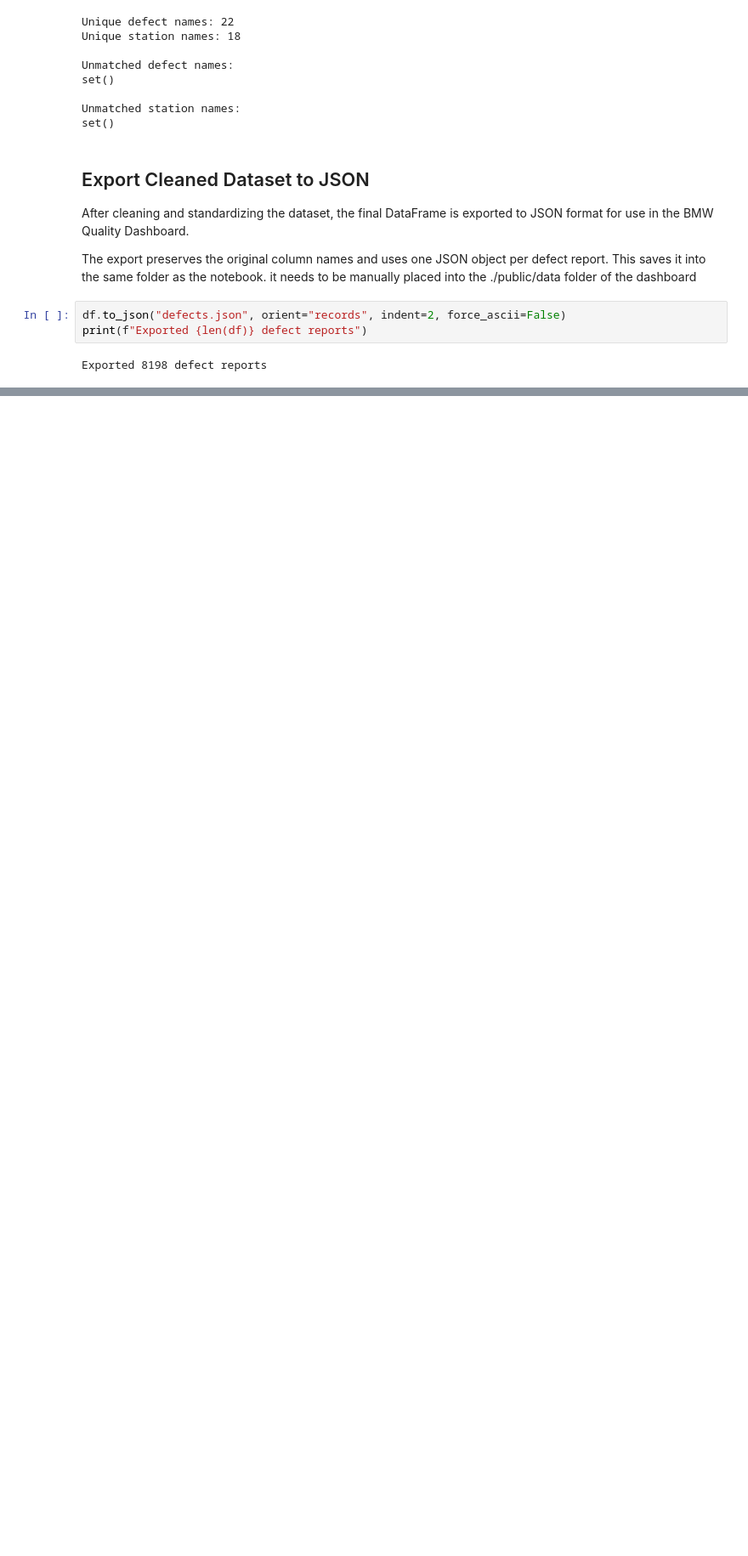
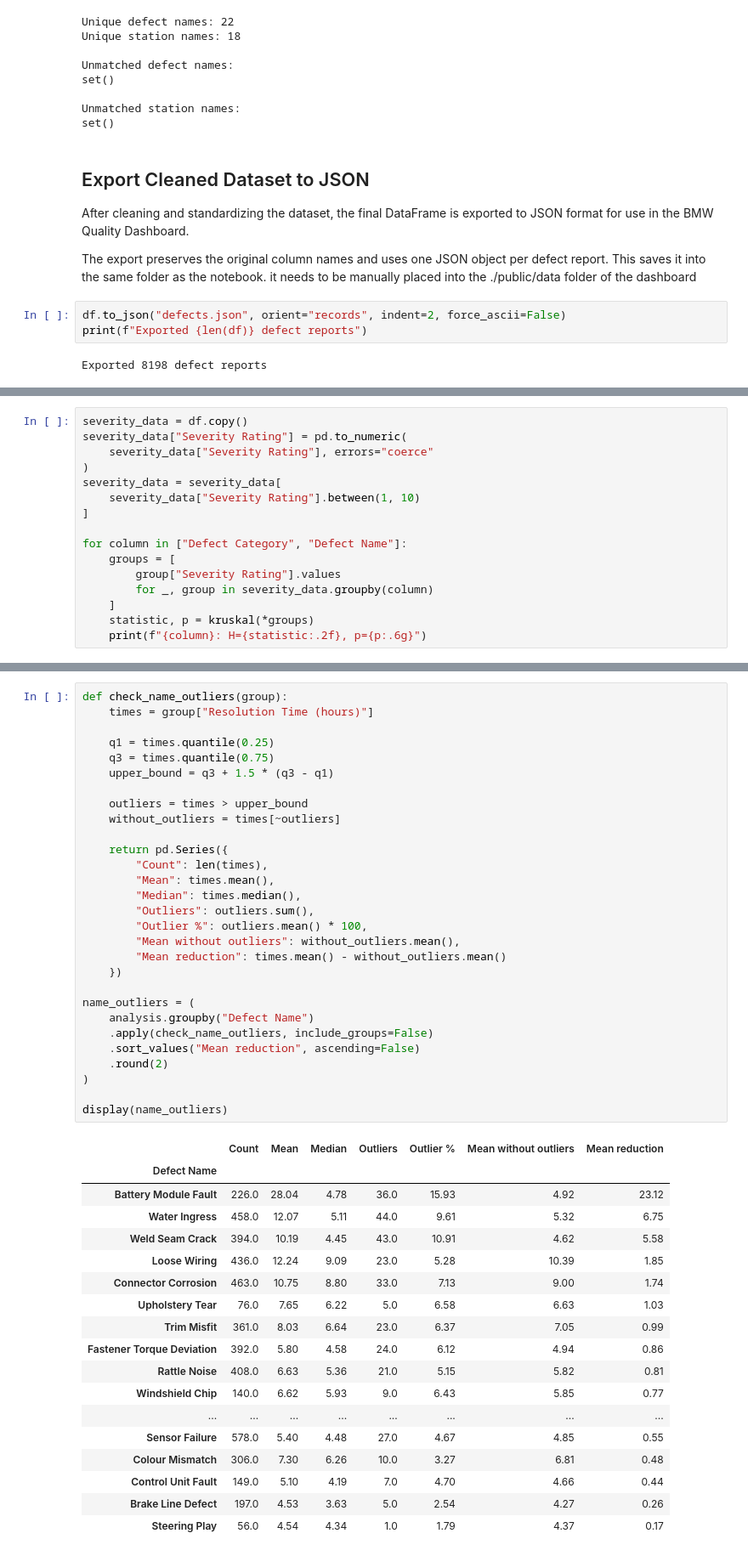
Before and after one commit to r1karim/bmw-qdboard, a Jupyter notebook: notebooks/BMW_Datasheet_handling.ipynb, the cells around one changed output, grey strips where cells are left out. Shown at 85% size. Drawn from its saved outputs; the diff is of its cells as text; blank space fills up the shorter version.

```diff
--- a/notebooks/BMW_Datasheet_handling.ipynb
+++ b/notebooks/BMW_Datasheet_handling.ipynb
@@ -387,0 +600,16 @@ Exported 8198 defect reports
+# %%
+severity_data = df.copy()
+severity_data["Severity Rating"] = pd.to_numeric(
+    severity_data["Severity Rating"], errors="coerce"
+)
+severity_data = severity_data[
+    severity_data["Severity Rating"].between(1, 10)
+]
+
+for column in ["Defect Category", "Defect Name"]:
+    groups = [
+        group["Severity Rating"].values
+        for _, group in severity_data.groupby(column)
+    ]
+    statistic, p = kruskal(*groups)
+    print(f"{column}: H={statistic:.2f}, p={p:.6g}")
@@ -387,0 +662,48 @@ Exported 8198 defect reports
+# %%
+def check_name_outliers(group):
+    times = group["Resolution Time (hours)"]
+
+    q1 = times.quantile(0.25)
+    q3 = times.quantile(0.75)
+    upper_bound = q3 + 1.5 * (q3 - q1)
+
+    outliers = times > upper_bound
+    without_outliers = times[~outliers]
+
+    return pd.Series({
+        "Count": len(times),
+        "Mean": times.mean(),
+        "Median": times.median(),
+        "Outliers": outliers.sum(),
+        "Outlier %": outliers.mean() * 100,
+        "Mean without outliers": without_outliers.mean(),
+        "Mean reduction": times.mean() - without_outliers.mean()
+    })
+
+name_outliers = (
+    analysis.groupby("Defect Name")
+    .apply(check_name_outliers, include_groups=False)
+    .sort_values("Mean reduction", ascending=False)
+    .round(2)
+)
+
+display(name_outliers)
+# %% [output]
+|  | Count | Mean | Median | Outliers | Outlier % | Mean without outliers | Mean reduction |
+| Defect Name |  |  |  |  |  |  |  |
+| Battery Module Fault | 226.0 | 28.04 | 4.78 | 36.0 | 15.93 | 4.92 | 23.12 |
+| Water Ingress | 458.0 | 12.07 | 5.11 | 44.0 | 9.61 | 5.32 | 6.75 |
+| Weld Seam Crack | 394.0 | 10.19 | 4.45 | 43.0 | 10.91 | 4.62 | 5.58 |
+| Loose Wiring | 436.0 | 12.24 | 9.09 | 23.0 | 5.28 | 10.39 | 1.85 |
+| Connector Corrosion | 463.0 | 10.75 | 8.80 | 33.0 | 7.13 | 9.00 | 1.74 |
+| Upholstery Tear | 76.0 | 7.65 | 6.22 | 5.0 | 6.58 | 6.63 | 1.03 |
+| Trim Misfit | 361.0 | 8.03 | 6.64 | 23.0 | 6.37 | 7.05 | 0.99 |
+| Fastener Torque Deviation | 392.0 | 5.80 | 4.58 | 24.0 | 6.12 | 4.94 | 0.86 |
+| Rattle Noise | 408.0 | 6.63 | 5.36 | 21.0 | 5.15 | 5.82 | 0.81 |
+| Windshield Chip | 140.0 | 6.62 | 5.93 | 9.0 | 6.43 | 5.85 | 0.77 |
+| ... | ... | ... | ... | ... | ... | ... | ... |
+| Sensor Failure | 578.0 | 5.40 | 4.48 | 27.0 | 4.67 | 4.85 | 0.55 |
+| Colour Mismatch | 306.0 | 7.30 | 6.26 | 10.0 | 3.27 | 6.81 | 0.48 |
+| Control Unit Fault | 149.0 | 5.10 | 4.19 | 7.0 | 4.70 | 4.66 | 0.44 |
+| Brake Line Defect | 197.0 | 4.53 | 3.63 | 5.0 | 2.54 | 4.27 | 0.26 |
+| Steering Play | 56.0 | 4.54 | 4.34 | 1.0 | 1.79 | 4.37 | 0.17 |
```
Also changed, not shown: parts of 23 cells of this notebook.
